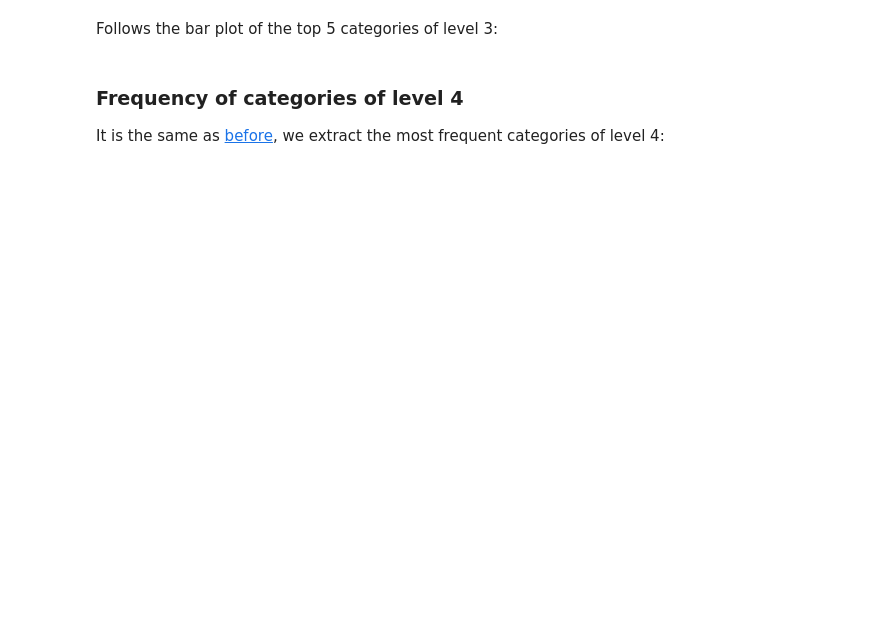
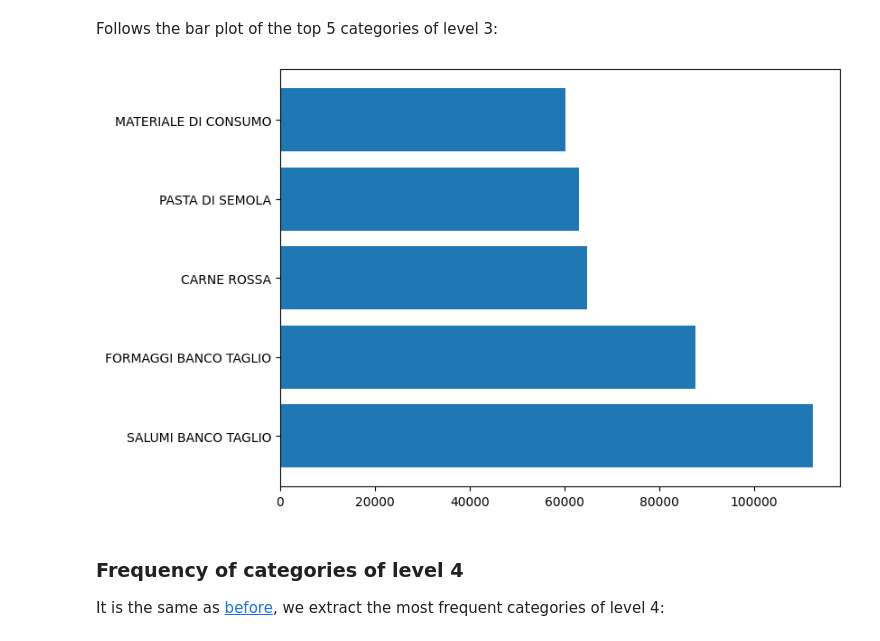
Before and after one commit to marcospampi/lab-data-mining, a Jupyter notebook: homework2/homework.ipynb, the cells around one changed output. Drawn from its saved outputs; the diff is of its cells as text; code cells hidden in the pictures; blank space fills up the shorter version.

```diff
--- a/homework2/homework.ipynb
+++ b/homework2/homework.ipynb
@@ -101,7 +166,7 @@ To compute the frequency of categories in level 3, it is needed to:
 3. Compute the `value_counts` of `liv3`.
 4. Join with *categories* data frame.
 # %%
-top_level3_df = (
+frequent_level3_df = (
     cache.transactions
     .join(cache.items[['liv3']], 'cod_prod' )
     ['liv3'].value_counts()
@@ -110,4 +175,4 @@ top_level3_df = (
     .join(cache.categories)
 )
 
-top_level3_df
+frequent_level3_df
@@ -124,3 +196,11 @@ plt.show()
+# %%
+top_frequent_level3_df = frequent_level3_df.head(5)
+
+plt.figure(figsize=(8,6))
+plt.barh(top_frequent_level3_df['descr'], top_frequent_level3_df['count'])
+plt.show()
+# %% [output]
+[figure, added]
 # %% [markdown]
 ### Frequency of categories of level 4
 It is the same as [before](#frequency-of-categories-of-level-3), we extract the most frequent categories of level 4:
```
Also changed, not shown: parts of 24 cells of this notebook, 2 other files.
